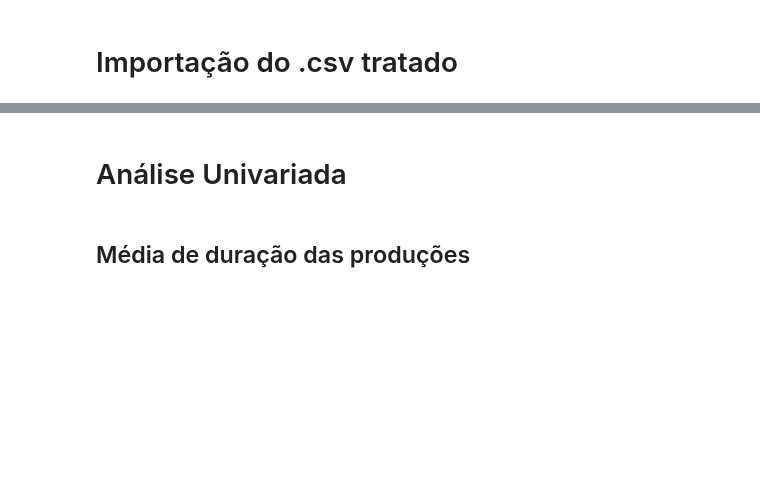
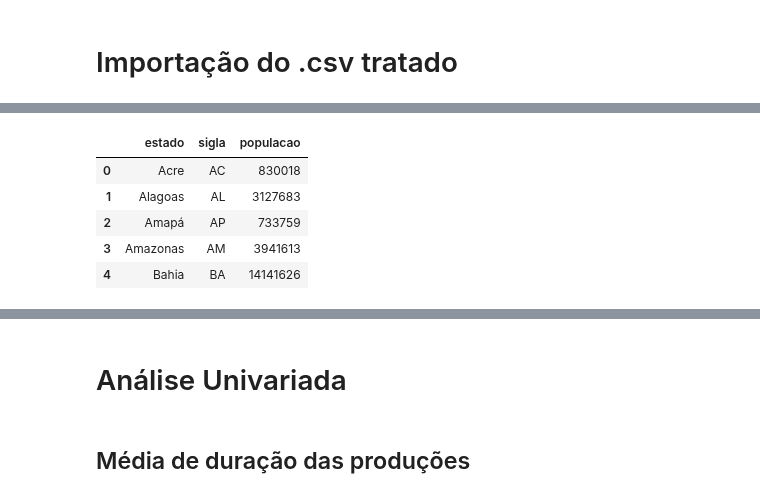
Before and after one commit to JamesIslan/analise-dados-ancine, a Jupyter notebook: src/analise/analise-obras.ipynb, the cells around one changed output, grey strips where cells are left out. Drawn from its saved outputs; the diff is of its cells as text; code cells hidden in the pictures; blank space fills up the shorter version.

```diff
--- a/src/analise/analise-obras.ipynb
+++ b/src/analise/analise-obras.ipynb
@@ -6,6 +6,7 @@ import matplotlib.pyplot as plt
 import seaborn as sns
 
 df = pd.read_csv('../../db/clean/obras-nao-publicitarias.csv')
+df_censo = pd.read_csv('../../db/censo_2022_populacao.csv')
 df.head()
 # %% [output]
 |  | titulo_original | cpb | tipo_obra | classificacao_obra | duracao_total_minutos | ano_producao_inicial | ... |
@@ -14,3 +15,12 @@ df.head()
 | 2 | 1,2,3! ÊXTASE! | B0900987500000 | NÃO CLASSIFICADA | NÃO INFORMADO | 5.0 | 2009 | ... |
 | 3 | 1983.. O ANO AZUL | B0901024500000 | DOCUMENTÁRIO | BRASILEIRA CONSTITUINTE DE ESPAÇO... | 89.7 | 2009 | ... |
 | 4 | 1° FESTIVAL DE TEATRO DE RUA DE P... | B0901108400000 | NÃO CLASSIFICADA | NÃO INFORMADO | 41.1 | 2009 | ... |
+# %%
+df_censo.head()
+# %% [output]
+|  | estado | sigla | populacao |
+| 0 | Acre | AC | 830018 |
+| 1 | Alagoas | AL | 3127683 |
+| 2 | Amapá | AP | 733759 |
+| 3 | Amazonas | AM | 3941613 |
+| 4 | Bahia | BA | 14141626 |
```
Also changed, not shown: parts of 2 cells of this notebook, 1 other file.
